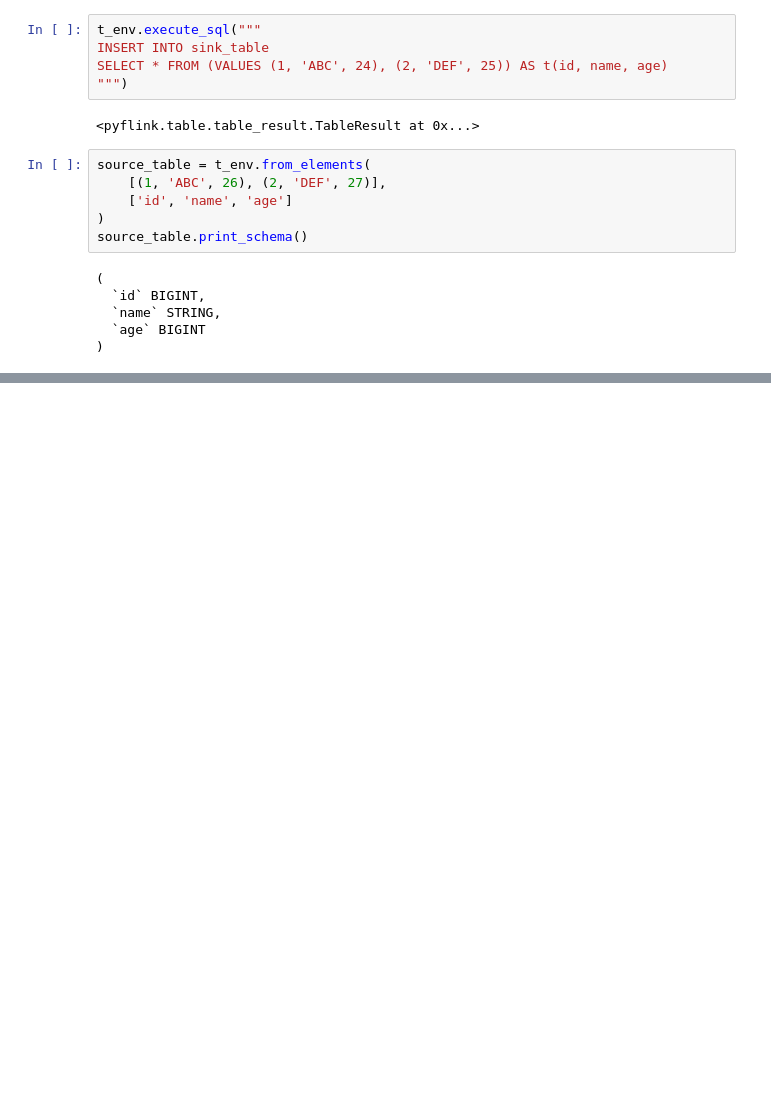
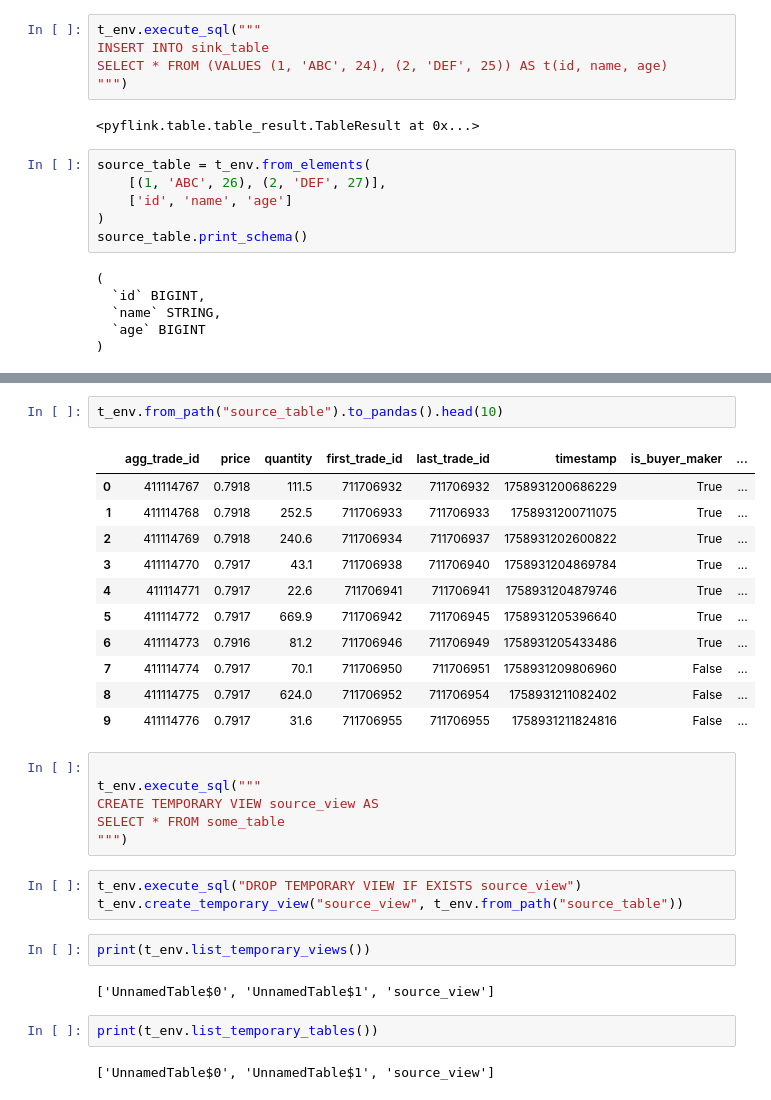
Before and after one commit to sweantu/crypto, a Jupyter notebook: crypto-stream/jupyter/workspace/test.ipynb, the cells around one changed output, grey strips where cells are left out. Cells and saved outputs as stored; diff of their text form; blank space fills up the shorter version.

```diff
--- a/crypto-stream/jupyter/workspace/test.ipynb
+++ b/crypto-stream/jupyter/workspace/test.ipynb
@@ -84,0 +320,31 @@ SELECT CAST(id AS INT), name, CAST(age AS INT) FROM source_view4
+# %%
+t_env.from_path("source_table").to_pandas().head(10)
+# %% [output]
+|  | agg_trade_id | price | quantity | first_trade_id | last_trade_id | timestamp | is_buyer_maker | ... |
+| 0 | 411114767 | 0.7918 | 111.5 | 711706932 | 711706932 | 1758931200686229 | True | ... |
+| 1 | 411114768 | 0.7918 | 252.5 | 711706933 | 711706933 | 1758931200711075 | True | ... |
+| 2 | 411114769 | 0.7918 | 240.6 | 711706934 | 711706937 | 1758931202600822 | True | ... |
+| 3 | 411114770 | 0.7917 | 43.1 | 711706938 | 711706940 | 1758931204869784 | True | ... |
+| 4 | 411114771 | 0.7917 | 22.6 | 711706941 | 711706941 | 1758931204879746 | True | ... |
+| 5 | 411114772 | 0.7917 | 669.9 | 711706942 | 711706945 | 1758931205396640 | True | ... |
+| 6 | 411114773 | 0.7916 | 81.2 | 711706946 | 711706949 | 1758931205433486 | True | ... |
+| 7 | 411114774 | 0.7917 | 70.1 | 711706950 | 711706951 | 1758931209806960 | False | ... |
+| 8 | 411114775 | 0.7917 | 624.0 | 711706952 | 711706954 | 1758931211082402 | False | ... |
+| 9 | 411114776 | 0.7917 | 31.6 | 711706955 | 711706955 | 1758931211824816 | False | ... |
+# %%
+
+t_env.execute_sql("""
+CREATE TEMPORARY VIEW source_view AS
+SELECT * FROM some_table
+""")
+# %%
+t_env.execute_sql("DROP TEMPORARY VIEW IF EXISTS source_view")
+t_env.create_temporary_view("source_view", t_env.from_path("source_table"))
+# %%
+print(t_env.list_temporary_views())
+# %% [output]
+['UnnamedTable$0', 'UnnamedTable$1', 'source_view']
+# %%
+print(t_env.list_temporary_tables())
+# %% [output]
+['UnnamedTable$0', 'UnnamedTable$1', 'source_view']
```
Also changed, not shown: parts of 18 cells of this notebook, 10 other files.
